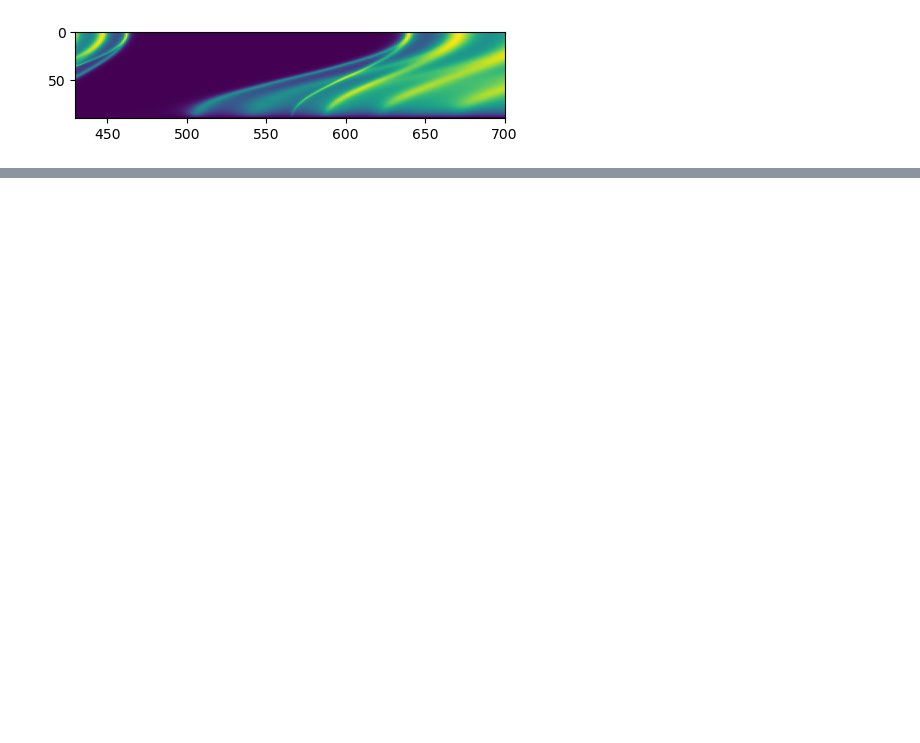
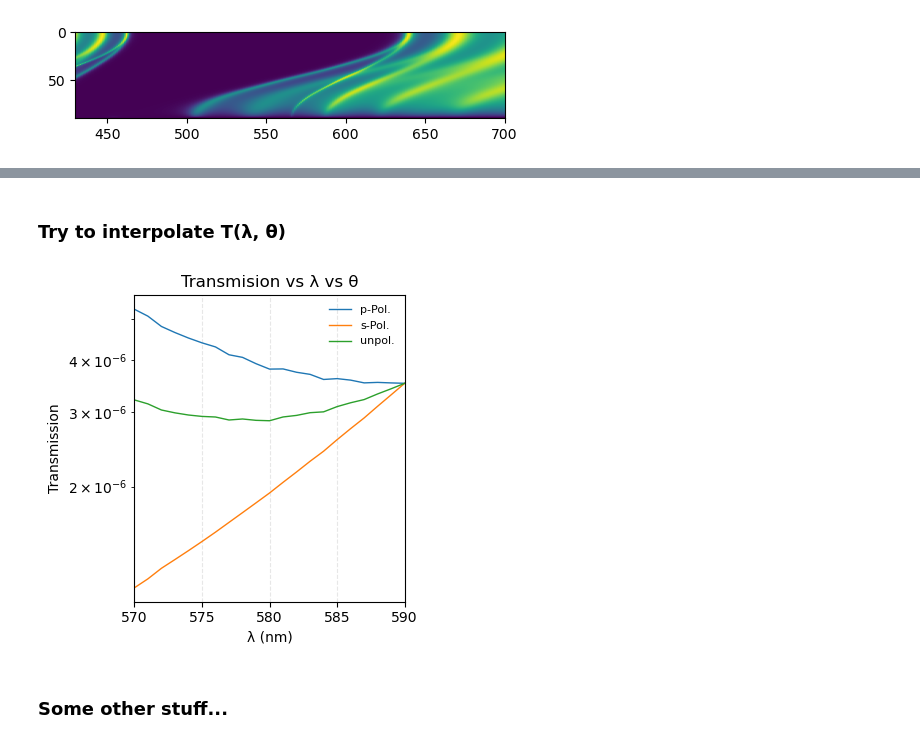
Before and after one commit to ErikBsly/Dielectric-Mirror, a Jupyter notebook: src/DielectricMirror.ipynb, the cells around one changed output, grey strips where cells are left out. Cells and saved outputs as stored; diff of their text form; code cells hidden in the pictures; blank space fills up the shorter version.

```diff
--- a/src/DielectricMirror.ipynb
+++ b/src/DielectricMirror.ipynb
@@ -302,0 +334,27 @@ plt.tight_layout()
+# %% [markdown]
+### Try to interpolate T(λ, θ)
+# %%
+cutoff, depth = 590, 20
+
+λ_vs_angle = cutoff .- collect(0:depth)
+alphas =@. √( (cutoff/λ_vs_angle)^2 - 1 ) |> rad2deg # α² = √(λc²/λ² - 1)
+
+Tp_vs_angle = [T_p[argmin(abs.(θ_ .- alpha)), argmin(abs.(λ_ .- wlen))] for (alpha, wlen) in zip(alphas, λ_vs_angle)]
+Ts_vs_angle = [T_s[argmin(abs.(θ_ .- alpha)), argmin(abs.(λ_ .- wlen))] for (alpha, wlen) in zip(alphas, λ_vs_angle)]
+T_avg_vs_angle = (Tp_vs_angle + Ts_vs_angle)/2
+
+plt.figure(figsize=(4, 4))
+plt.subplot(title="Transmision vs λ vs θ", xlabel="λ (nm)", ylabel="Transmission", xlim=(minimum(λ_vs_angle), maximum(λ_vs_angle)), yscale="log")
+plt.plot(λ_vs_angle, Tp_vs_angle, "-", lw=1, label="p-Pol.")
+plt.plot(λ_vs_angle, Ts_vs_angle, "-", lw=1, label="s-Pol.")
+plt.plot(λ_vs_angle, T_avg_vs_angle, "-", lw=1, label="unpol.")
+
+# plt.plot(wlen_ref, T_ref)
+# plt.hlines(5e-6, 400, 700)
+plt.grid(ls="--", alpha=0.3);
+plt.legend(frameon=false, fontsize=8)
+plt.tight_layout()
+# %% [output]
+[figure, added]
+# %% [markdown]
+### Some other stuff...
```
Also changed, not shown: parts of 18 cells of this notebook.
